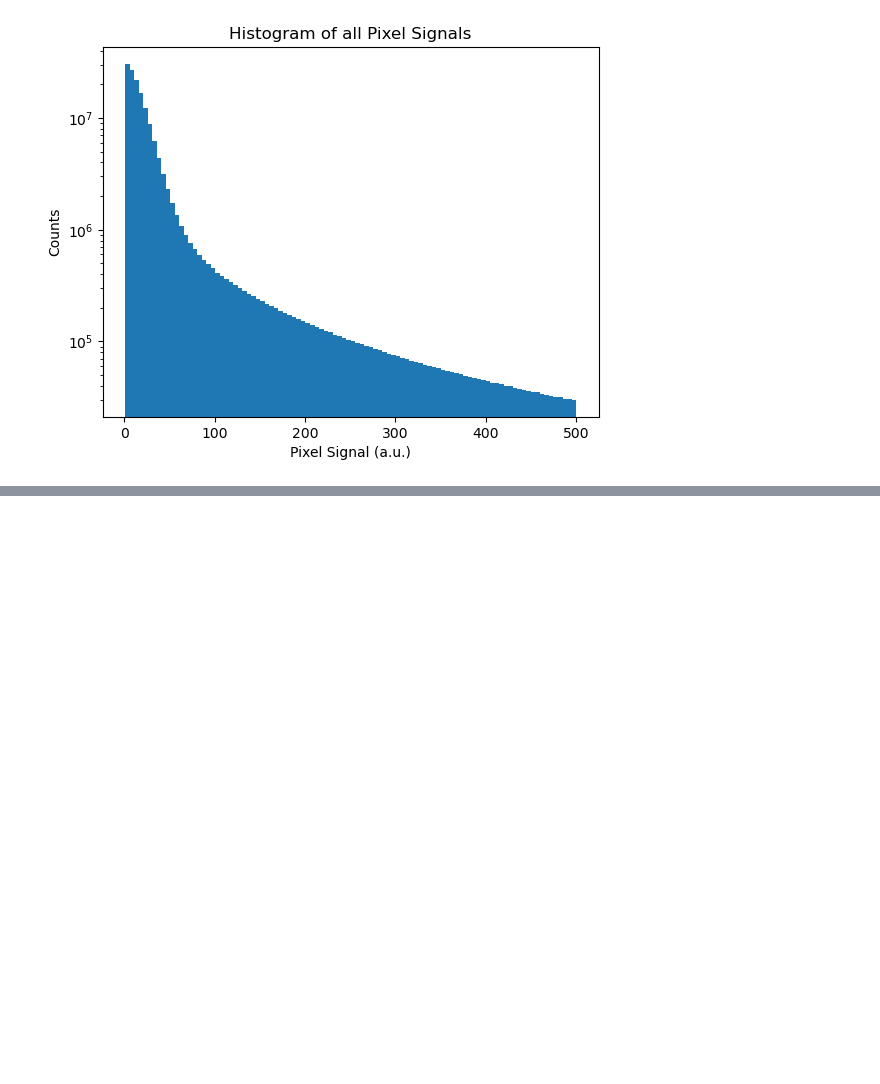
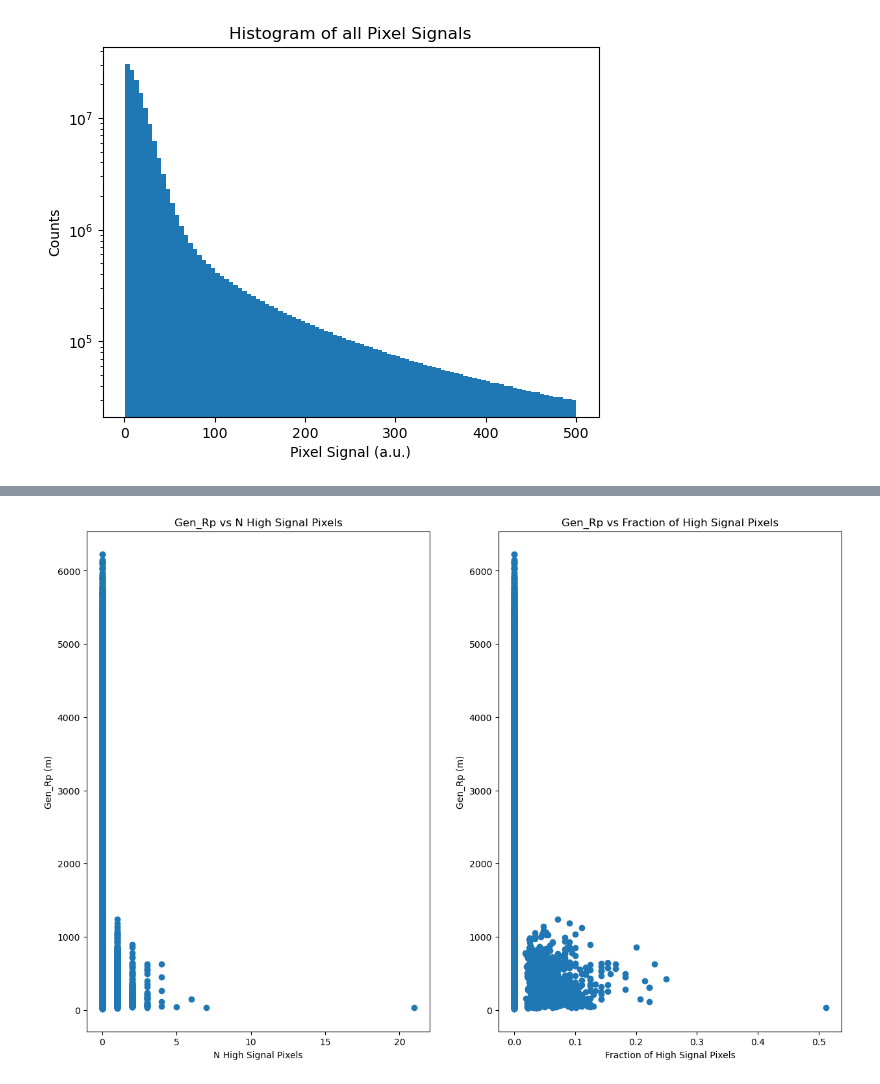
Before and after one commit to fedor-tairli/CDEProject, a Jupyter notebook: Dataset/TestingDataset_6.ipynb, the cells around one changed output, grey strips where cells are left out. Drawn from its saved outputs; the diff is of its cells as text; code cells hidden in the pictures; blank space fills up the shorter version.

```diff
--- a/Dataset/TestingDataset_6.ipynb
+++ b/Dataset/TestingDataset_6.ipynb
@@ -260,0 +315,16 @@ plt.show()
+# %%
+# Plot Gen_Rp vs N High Signal Pixels
+fig, ax = plt.subplots(1,2,figsize = (15,10))
+ax[0].scatter(All_N_HighSignal_Pixels,All_Gen_Rp)
+ax[0].set_xlabel('N High Signal Pixels')
+ax[0].set_ylabel('Gen_Rp (m)')
+ax[0].set_title('Gen_Rp vs N High Signal Pixels')
+
+ax[1].scatter(All_N_HighSignal_Pixels/All_N_Total_Pulsed_Pixels,All_Gen_Rp)
+ax[1].set_xlabel('Fraction of High Signal Pixels')
+ax[1].set_ylabel('Gen_Rp (m)')
+ax[1].set_title('Gen_Rp vs Fraction of High Signal Pixels')
+
+plt.show()
+# %% [output]
+[figure, added]
```
Also changed, not shown: parts of 9 cells of this notebook, 4 other files.
